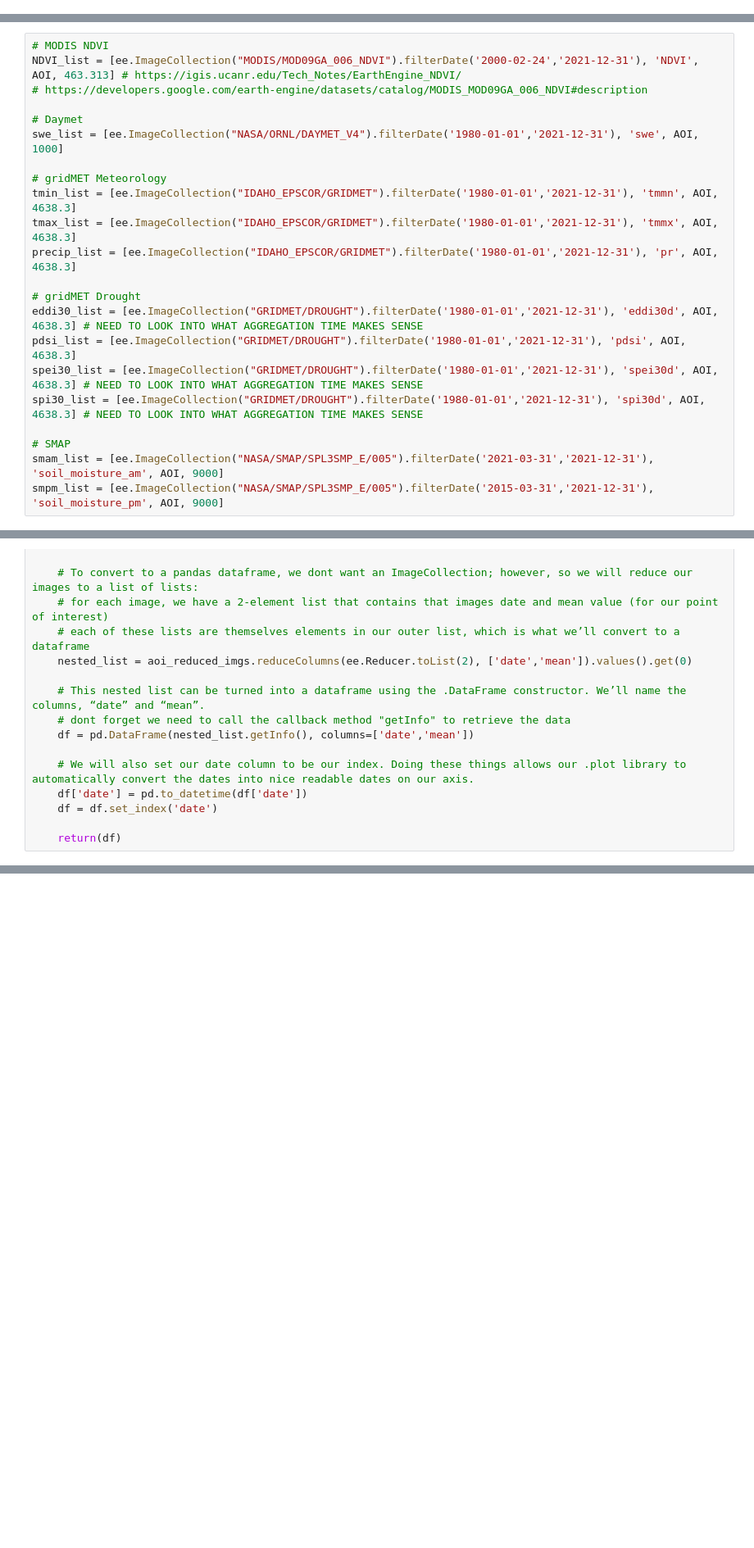
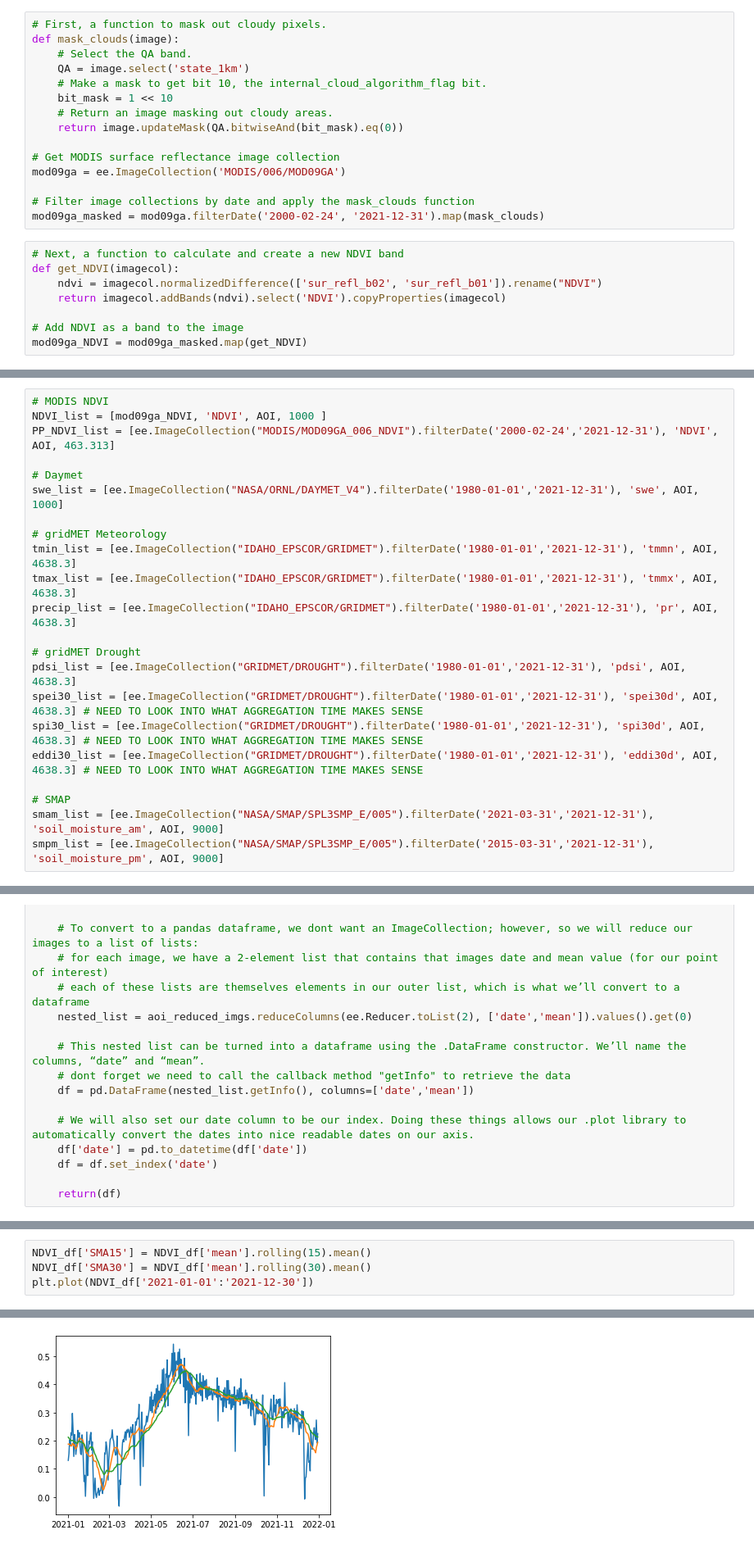
Before and after one commit to anniebritton/Ecological-Drought-ML-Modeling, a Jupyter notebook: Initial_Data_Acquisition.ipynb, the cells around one changed output, grey strips where cells are left out. Shown: that part at 82% size. Cells and saved outputs as stored; diff of their text form; blank space fills up the shorter version.

Commit message:
Updated for MODIS cloud masking and NDVI calculation

```diff
--- a/Initial_Data_Acquisition.ipynb
+++ b/Initial_Data_Acquisition.ipynb
@@ -39 +42,24 @@ AOI = geemap.shp_to_ee(AOI_path)
+# %%
+# First, a function to mask out cloudy pixels.
+def mask_clouds(image):
+    # Select the QA band.
+    QA = image.select('state_1km')
+    # Make a mask to get bit 10, the internal_cloud_algorithm_flag bit.
+    bit_mask = 1 << 10
+    # Return an image masking out cloudy areas.
+    return image.updateMask(QA.bitwiseAnd(bit_mask).eq(0))
+
+# Get MODIS surface reflectance image collection
+mod09ga = ee.ImageCollection('MODIS/006/MOD09GA')
+
+# Filter image collections by date and apply the mask_clouds function
+mod09ga_masked = mod09ga.filterDate('2000-02-24', '2021-12-31').map(mask_clouds)
+# %%
+# Next, a function to calculate and create a new NDVI band
+def get_NDVI(imagecol):
+    ndvi = imagecol.normalizedDifference(['sur_refl_b02', 'sur_refl_b01']).rename("NDVI")
+    return imagecol.addBands(ndvi).select('NDVI').copyProperties(imagecol)
+
+# Add NDVI as a band to the image
+mod09ga_NDVI = mod09ga_masked.map(get_NDVI)
 # %% [markdown]
@@ -41,7 +67,7 @@ AOI = geemap.shp_to_ee(AOI_path)
 # %%
 # MODIS NDVI
-NDVI_list = [ee.ImageCollection("MODIS/MOD09GA_006_NDVI").filterDate('2000-02-24','2021-12-31'), 'NDVI', AOI, 463.313] # https://igis.ucanr.edu/Tech_Notes/EarthEngine_NDVI/
-# https://developers.google.com/earth-engine/datasets/catalog/MODIS_MOD09GA_006_NDVI#description
+NDVI_list = [mod09ga_NDVI, 'NDVI', AOI, 1000 ]
+PP_NDVI_list = [ee.ImageCollection("MODIS/MOD09GA_006_NDVI").filterDate('2000-02-24','2021-12-31'), 'NDVI', AOI, 463.313]
 
 # Daymet
 swe_list = [ee.ImageCollection("NASA/ORNL/DAYMET_V4").filterDate('1980-01-01','2021-12-31'), 'swe', AOI, 1000]
@@ -52,10 +78,10 @@ tmax_list = [ee.ImageCollection("IDAHO_EPSCOR/GRIDMET").filterDate('1980-01-01',
 precip_list = [ee.ImageCollection("IDAHO_EPSCOR/GRIDMET").filterDate('1980-01-01','2021-12-31'), 'pr', AOI, 4638.3]
 
 # gridMET Drought
-eddi30_list = [ee.ImageCollection("GRIDMET/DROUGHT").filterDate('1980-01-01','2021-12-31'), 'eddi30d', AOI, 4638.3] # NEED TO LOOK INTO WHAT AGGREGATION TIME MAKES SENSE
 pdsi_list = [ee.ImageCollection("GRIDMET/DROUGHT").filterDate('1980-01-01','2021-12-31'), 'pdsi', AOI, 4638.3]
 spei30_list = [ee.ImageCollection("GRIDMET/DROUGHT").filterDate('1980-01-01','2021-12-31'), 'spei30d', AOI, 4638.3] # NEED TO LOOK INTO WHAT AGGREGATION TIME MAKES SENSE
 spi30_list = [ee.ImageCollection("GRIDMET/DROUGHT").filterDate('1980-01-01','2021-12-31'), 'spi30d', AOI, 4638.3] # NEED TO LOOK INTO WHAT AGGREGATION TIME MAKES SENSE
+eddi30_list = [ee.ImageCollection("GRIDMET/DROUGHT").filterDate('1980-01-01','2021-12-31'), 'eddi30d', AOI, 4638.3] # NEED TO LOOK INTO WHAT AGGREGATION TIME MAKES SENSE
 
 # SMAP
 smam_list = [ee.ImageCollection("NASA/SMAP/SPL3SMP_E/005").filterDate('2021-03-31','2021-12-31'), 'soil_moisture_am', AOI, 9000]
@@ -125,0 +153,5 @@ def spatialtimeseries(data, band, geometry, scale):
+# %%
+NDVI_df['SMA15'] = NDVI_df['mean'].rolling(15).mean()
+NDVI_df['SMA30'] = NDVI_df['mean'].rolling(30).mean()
+plt.plot(NDVI_df['2021-01-01':'2021-12-30'])
+# %% [output]
@@ -125,0 +161 @@ def spatialtimeseries(data, band, geometry, scale):
+[figure, added]
```
Also changed, not shown: parts of 15 cells of this notebook.
